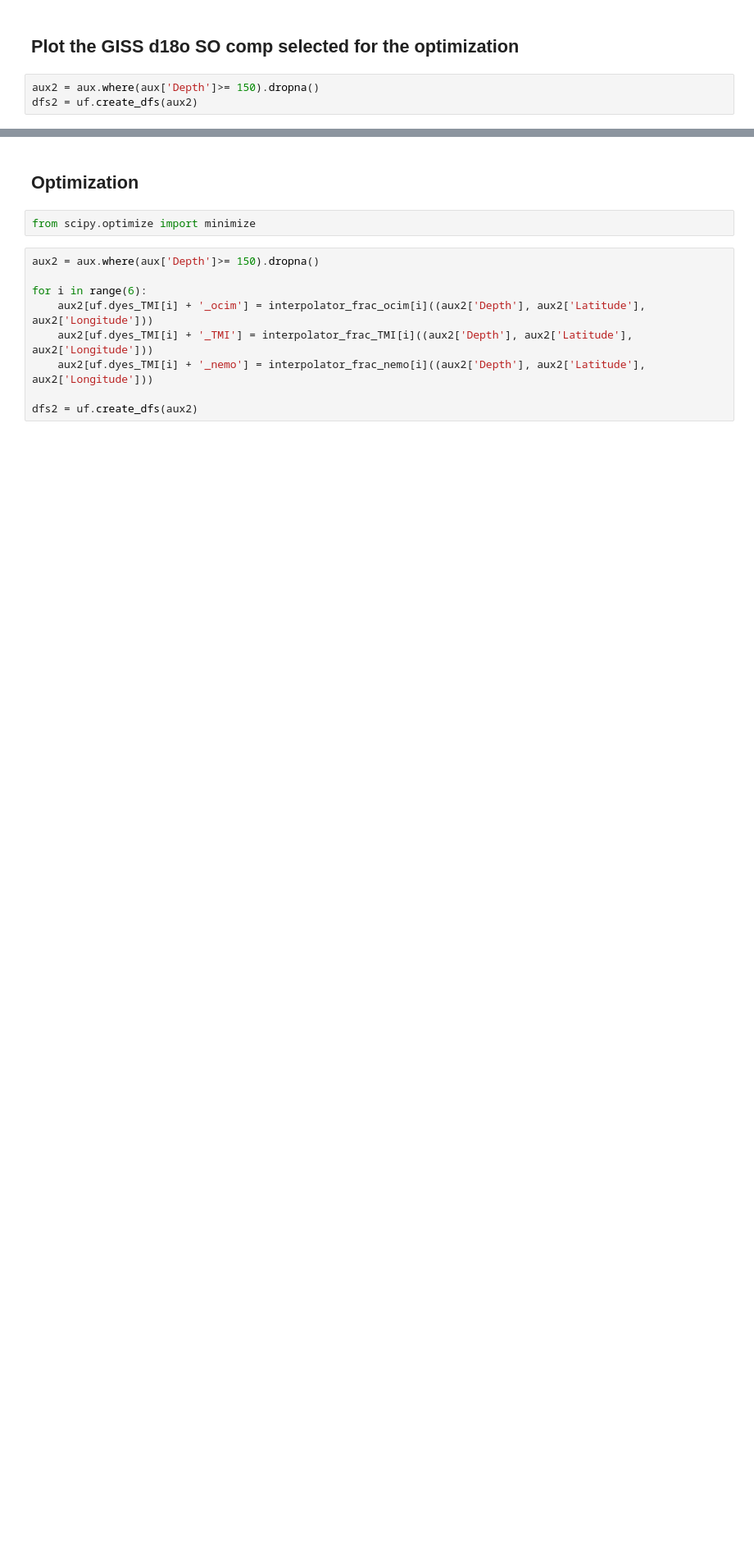
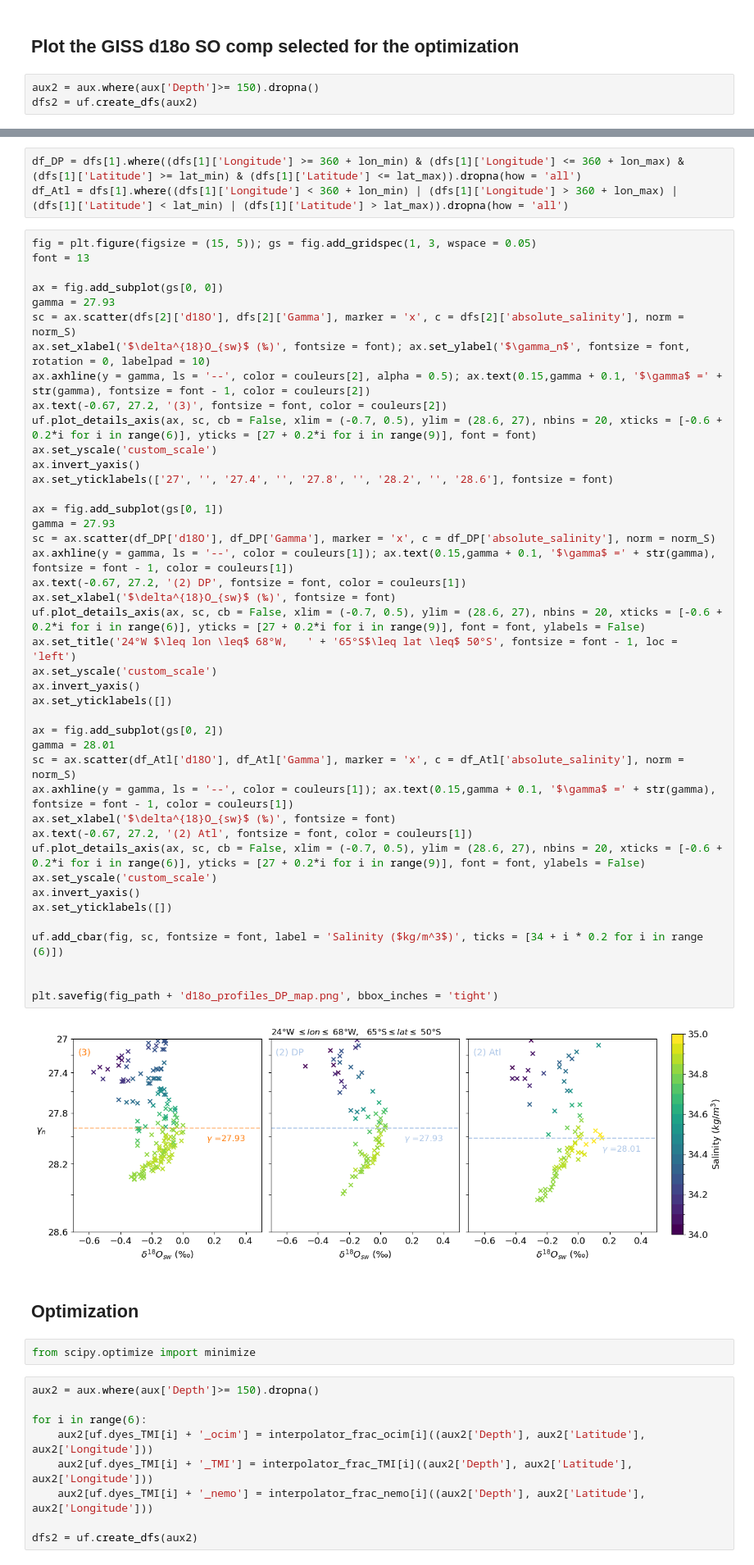
Before and after one commit to brumillet/d18o-southern-ocean, a Jupyter notebook: notebooks/optimization_fractions.ipynb, the cells around one changed output, grey strips where cells are left out. Shown at 82% size. Saved outputs shown, nothing was run; the diff lists cells and outputs as text; blank space fills up the shorter version.

```diff
--- a/notebooks/optimization_fractions.ipynb
+++ b/notebooks/optimization_fractions.ipynb
@@ -150,3 +164,50 @@ uf.add_cbar(fig, sc, y = 0.2, height = 0.35, fontsize = font, label = 'Salinity
+# %%
+df_DP = dfs[1].where((dfs[1]['Longitude'] >= 360 + lon_min) & (dfs[1]['Longitude'] <= 360 + lon_max) & (dfs[1]['Latitude'] >= lat_min) & (dfs[1]['Latitude'] <= lat_max)).dropna(how = 'all')
+df_Atl = dfs[1].where((dfs[1]['Longitude'] < 360 + lon_min) | (dfs[1]['Longitude'] > 360 + lon_max) | (dfs[1]['Latitude'] < lat_min) | (dfs[1]['Latitude'] > lat_max)).dropna(how = 'all')
+# %%
+fig = plt.figure(figsize = (15, 5)); gs = fig.add_gridspec(1, 3, wspace = 0.05)
+font = 13
+
+ax = fig.add_subplot(gs[0, 0])
+gamma = 27.93
+sc = ax.scatter(dfs[2]['d18O'], dfs[2]['Gamma'], marker = 'x', c = dfs[2]['absolute_salinity'], norm = norm_S)
+ax.set_xlabel('$\delta^{18}O_{sw}$ (‰)', fontsize = font); ax.set_ylabel('$\gamma_n$', fontsize = font, rotation = 0, labelpad = 10)
+ax.axhline(y = gamma, ls = '--', color = couleurs[2], alpha = 0.5); ax.text(0.15,gamma + 0.1, '$\gamma$ =' + str(gamma), fontsize = font - 1, color = couleurs[2])
+ax.text(-0.67, 27.2, '(3)', fontsize = font, color = couleurs[2])
+uf.plot_details_axis(ax, sc, cb = False, xlim = (-0.7, 0.5), ylim = (28.6, 27), nbins = 20, xticks = [-0.6 + 0.2*i for i in range(6)], yticks = [27 + 0.2*i for i in range(9)], font = font)
+ax.set_yscale('custom_scale')
+ax.invert_yaxis()
+ax.set_yticklabels(['27', '', '27.4', '', '27.8', '', '28.2', '', '28.6'], fontsize = font)
+
+ax = fig.add_subplot(gs[0, 1])
+gamma = 27.93
+sc = ax.scatter(df_DP['d18O'], df_DP['Gamma'], marker = 'x', c = df_DP['absolute_salinity'], norm = norm_S)
+ax.axhline(y = gamma, ls = '--', color = couleurs[1]); ax.text(0.15,gamma + 0.1, '$\gamma$ =' + str(gamma), fontsize = font - 1, color = couleurs[1])
+ax.text(-0.67, 27.2, '(2) DP', fontsize = font, color = couleurs[1])
+ax.set_xlabel('$\delta^{18}O_{sw}$ (‰)', fontsize = font)
+uf.plot_details_axis(ax, sc, cb = False, xlim = (-0.7, 0.5), ylim = (28.6, 27), nbins = 20, xticks = [-0.6 + 0.2*i for i in range(6)], yticks = [27 + 0.2*i for i in range(9)], font = font, ylabels = False)
+ax.set_title('24°W $\leq lon \leq$ 68°W,   ' + '65°S$\leq lat \leq$ 50°S', fontsize = font - 1, loc = 'left')
+ax.set_yscale('custom_scale')
+ax.invert_yaxis()
+ax.set_yticklabels([])
+
+ax = fig.add_subplot(gs[0, 2])
+gamma = 28.01
+sc = ax.scatter(df_Atl['d18O'], df_Atl['Gamma'], marker = 'x', c = df_Atl['absolute_salinity'], norm = norm_S)
+ax.axhline(y = gamma, ls = '--', color = couleurs[1]); ax.text(0.15,gamma + 0.1, '$\gamma$ =' + str(gamma), fontsize = font - 1, color = couleurs[1])
+ax.set_xlabel('$\delta^{18}O_{sw}$ (‰)', fontsize = font)
+ax.text(-0.67, 27.2, '(2) Atl', fontsize = font, color = couleurs[1])
+uf.plot_details_axis(ax, sc, cb = False, xlim = (-0.7, 0.5), ylim = (28.6, 27), nbins = 20, xticks = [-0.6 + 0.2*i for i in range(6)], yticks = [27 + 0.2*i for i in range(9)], font = font, ylabels = False)
+ax.set_yscale('custom_scale')
+ax.invert_yaxis()
+ax.set_yticklabels([])
+
+uf.add_cbar(fig, sc, fontsize = font, label = 'Salinity ($kg/m^3$)', ticks = [34 + i * 0.2 for i in range (6)])
+
+
+plt.savefig(fig_path + 'd18o_profiles_DP_map.png', bbox_inches = 'tight')
+# %% [output]
+[figure, added]
 # %% [markdown]
 ## Optimization
 # %%
```
Also changed, not shown: parts of 2 cells of this notebook, 1 other file.
